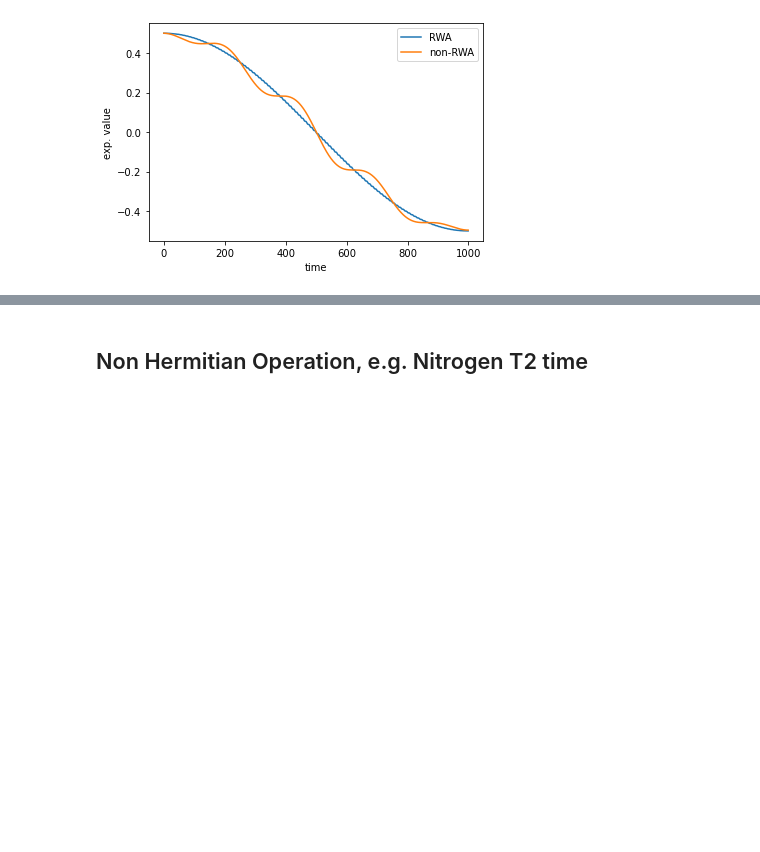
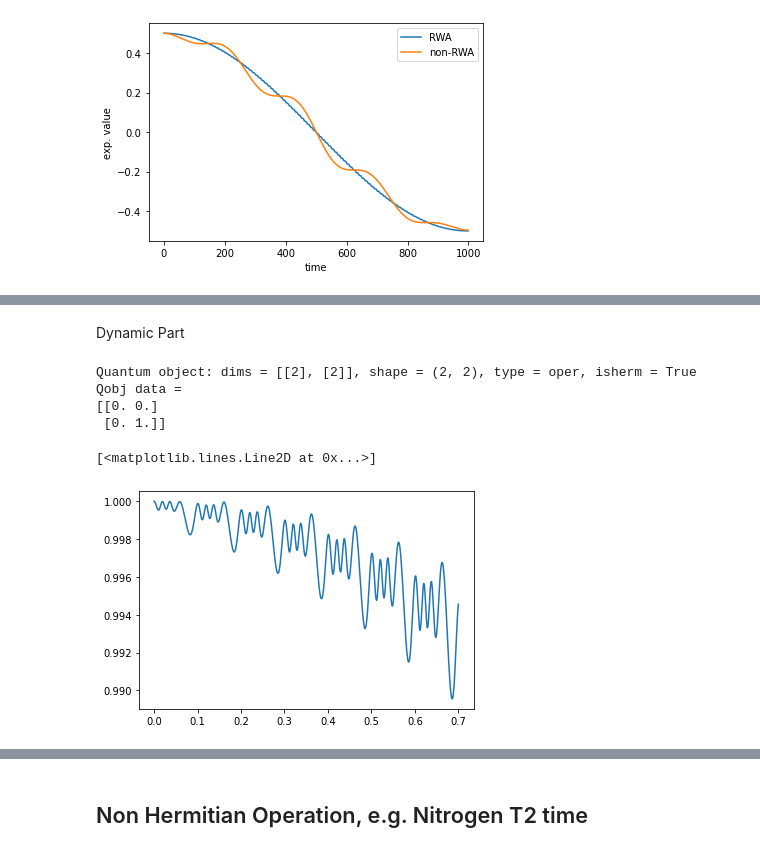
Before and after one commit to jonasmeinel/Floquet-for-Double-Quantum, a Jupyter notebook: qutip-how-to/Untitled.ipynb, the cells around one changed output, grey strips where cells are left out. Saved outputs shown, nothing was run; the diff lists cells and outputs as text; code cells hidden in the pictures; blank space fills up the shorter version.

```diff
--- a/qutip-how-to/Untitled.ipynb
+++ b/qutip-how-to/Untitled.ipynb
@@ -276,0 +311,2 @@ Text(0, 0.5, 'exp. value')
+# %% [markdown]
+Dynamic Part
@@ -276,0 +341,53 @@ Text(0, 0.5, 'exp. value')
+# %%
+#initial state
+phi = q.basis(2,1)
+rho_nv = phi*phi.dag()
+print(rho_nv)
+
+
+
+#odmr start/stop/points
+startf = -40
+stopf = 40
+length=200
+freqs  = np.linspace(startf,stopf,length)
+
+
+#Floquet frequency and phase
+wrf = 10
+phase = 0
+
+
+#result outputs
+odmr_frq = []
+odmr = []
+floquet = []
+
+
+from tqdm import notebook
+for j in range(2):
+    for k in notebook.tqdm(range(length)):
+        wodmr = freqs[k] + 2860
+        if j == 0:
+            time_x= 0.5
+            t = np.linspace(0, time_x, 500)
+            odmr_frq.append(wodmr)
+            output = q.mesolve(H=H, rho0=rho_nv, tlist=t, c_ops = [], e_ops=[],
+                               options=q.Options(nsteps=100000), args={'freqp': wodmr, 'phasep': phase, 'freq1':wrf,
+                                                                      'ampp':1,'amp1':0})
+            odmr.append(q.expect(output.states, sz)[-1])
+        else:
+            time_x= 0.7
+            t = np.linspace(0, time_x, 500)
+            output = q.mesolve(H=H, rho0=rho_nv, tlist=t, c_ops = [], e_ops=[],
+                               options=q.Options(nsteps=100000), args={'freqp': wodmr, 'phasep': phase, 'freq1':wrf,
+                                                                      'ampp':1,'amp1':1})
+            floquet.append(q.expect(output.states, sz)[-1])
+plt.plot(t,q.expect(output.states, sz))
+# %% [output]
+Quantum object: dims = [[2], [2]], shape = (2, 2), type = oper, isherm = True
+Qobj data =
+[[0. 0.]
+ [0. 1.]]
+[<matplotlib.lines.Line2D at 0x...>]
+[figure, added]
```
Also changed, not shown: parts of 7 cells of this notebook, 5 other files.
